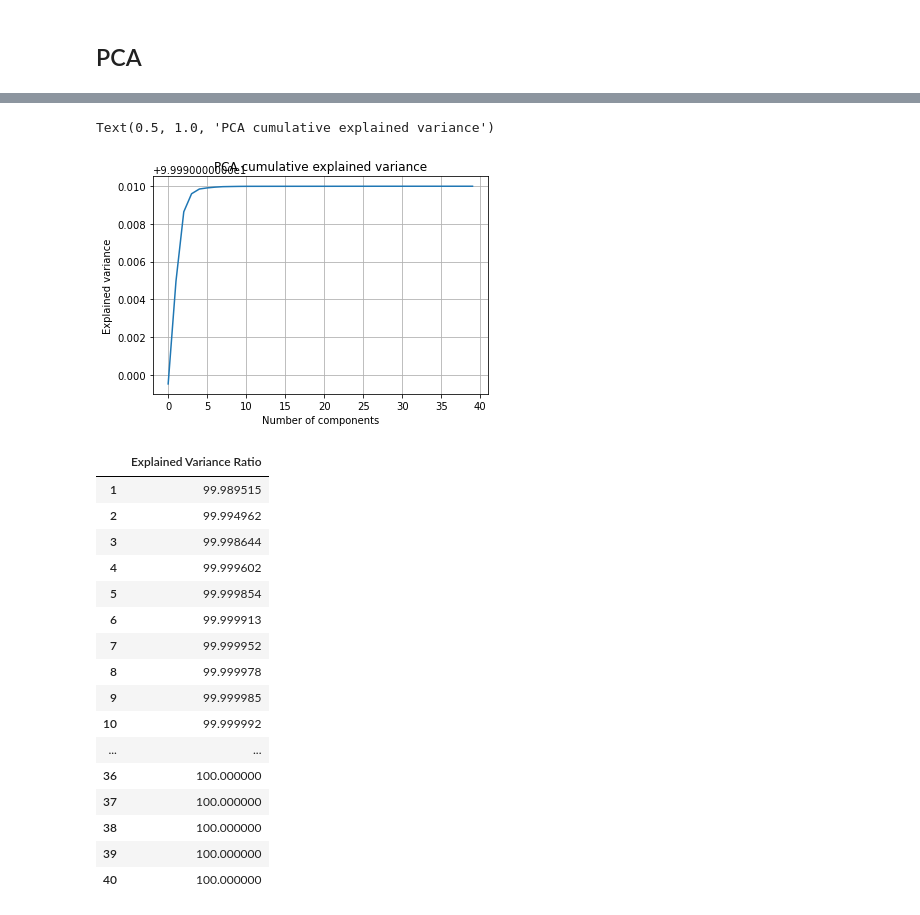
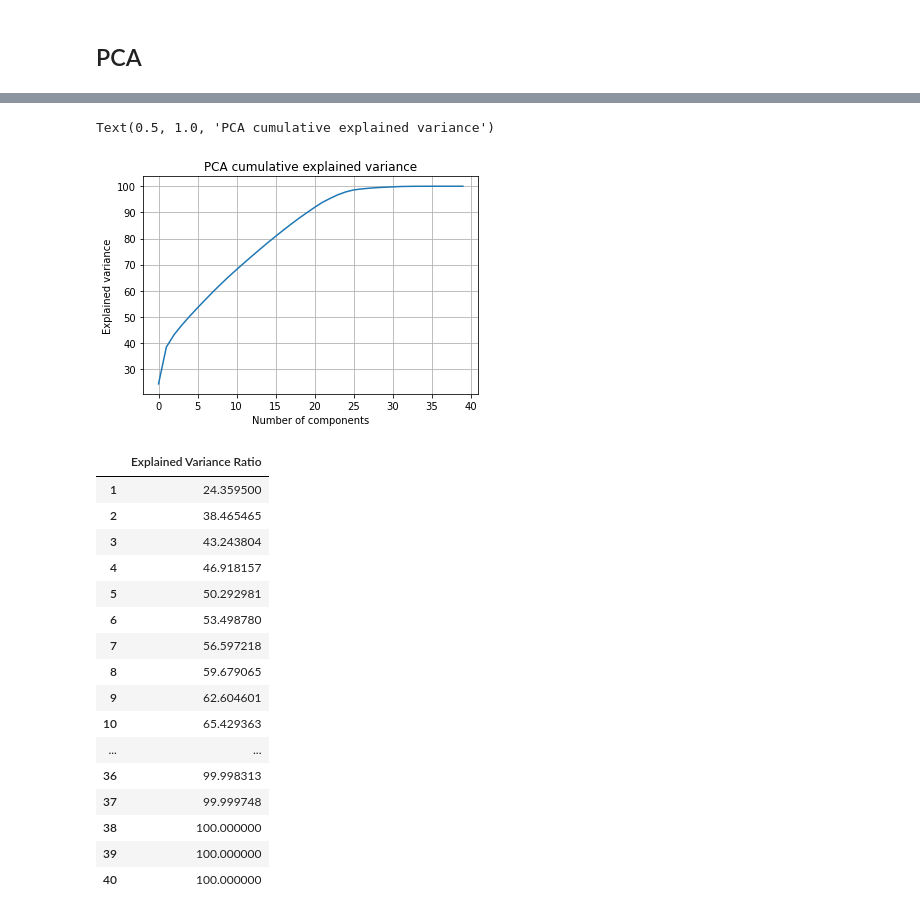
Before and after one commit to esther119/Understand-How-English-Fluency-Affects-Grade, a Jupyter notebook: XGboost.ipynb, the cells around one changed output, grey strips where cells are left out. Saved outputs shown, nothing was run; the diff lists cells and outputs as text; code cells hidden in the pictures.

```diff
--- a/XGboost.ipynb
+++ b/XGboost.ipynb
@@ -113,0 +117,10 @@ weighted avg       0.55      0.54      0.41     44036
+# %%
+# copying azdias
+X_copy = X.copy()
+columns = X_copy.columns
+# %%
+# Apply feature scaling to the general population demographics data.
+scaler = StandardScaler()
+X_copy = scaler.fit_transform(X_copy)
+X_copy = pd.DataFrame(X_copy, columns= columns)
+X_copy.head()
@@ -114,18 +135,18 @@ weighted avg       0.55      0.54      0.41     44036
 # %%
 import numpy as np
 from sklearn.decomposition import PCA
 # Use 100 components to see explained variance
 pca_40 = PCA(n_components = 40)
-pca_40.fit(X)
+pca_40.fit(X_copy)
 
 plt.grid()
 plt.plot(np.cumsum(pca_40.explained_variance_ratio_ * 100))
 plt.xlabel('Number of components')
 plt.ylabel('Explained variance')
 plt.title('PCA cumulative explained variance')
 # %% [output]
 Text(0.5, 1.0, 'PCA cumulative explained variance')
-[figure, old version]
+[figure, new version]
 # %%
 #Explained variance ratio with numbers of components
 
@@ -137,19 +158,19 @@ explained_var_df = pd.DataFrame(explained_var,index=num_comps, columns = ['Expla
 explained_var_df
 # %% [output]
 |  | Explained Variance Ratio |
-| 1 | 99.989515 |
-| 2 | 99.994962 |
-| 3 | 99.998644 |
-| 4 | 99.999602 |
-| 5 | 99.999854 |
-| 6 | 99.999913 |
-| 7 | 99.999952 |
-| 8 | 99.999978 |
-| 9 | 99.999985 |
-| 10 | 99.999992 |
+| 1 | 24.359500 |
+| 2 | 38.465465 |
+| 3 | 43.243804 |
+| 4 | 46.918157 |
+| 5 | 50.292981 |
+| 6 | 53.498780 |
+| 7 | 56.597218 |
+| 8 | 59.679065 |
+| 9 | 62.604601 |
+| 10 | 65.429363 |
 | ... | ... |
-| 36 | 100.000000 |
-| 37 | 100.000000 |
+| 36 | 99.998313 |
+| 37 | 99.999748 |
 | 38 | 100.000000 |
 | 39 | 100.000000 |
 | 40 | 100.000000 |
```
Also changed, not shown: parts of 20 cells of this notebook.
